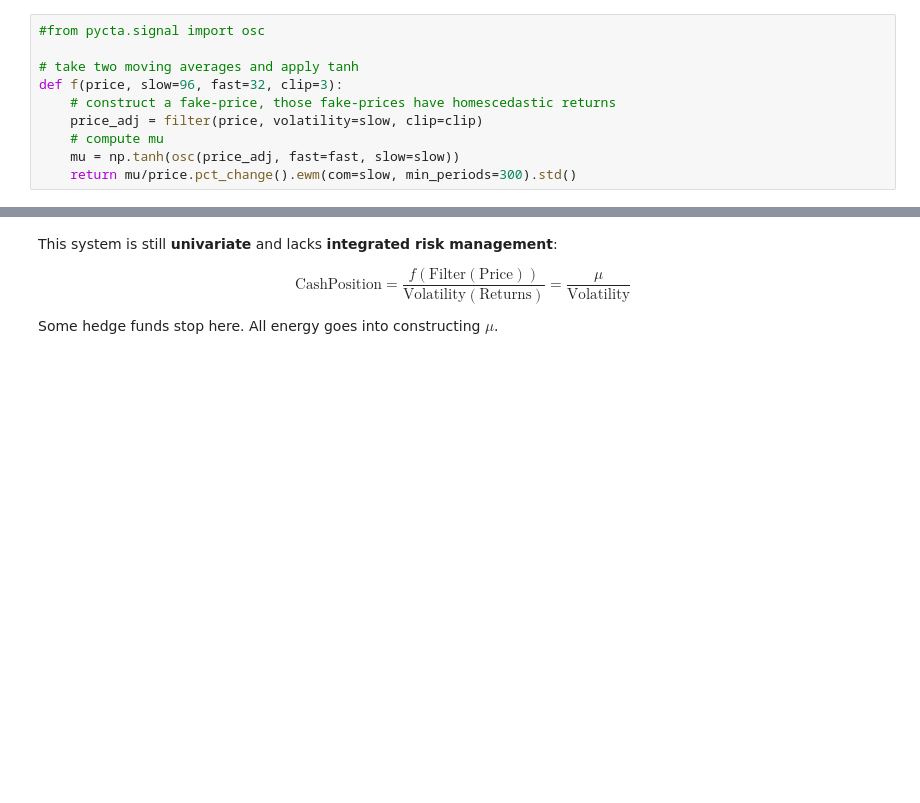
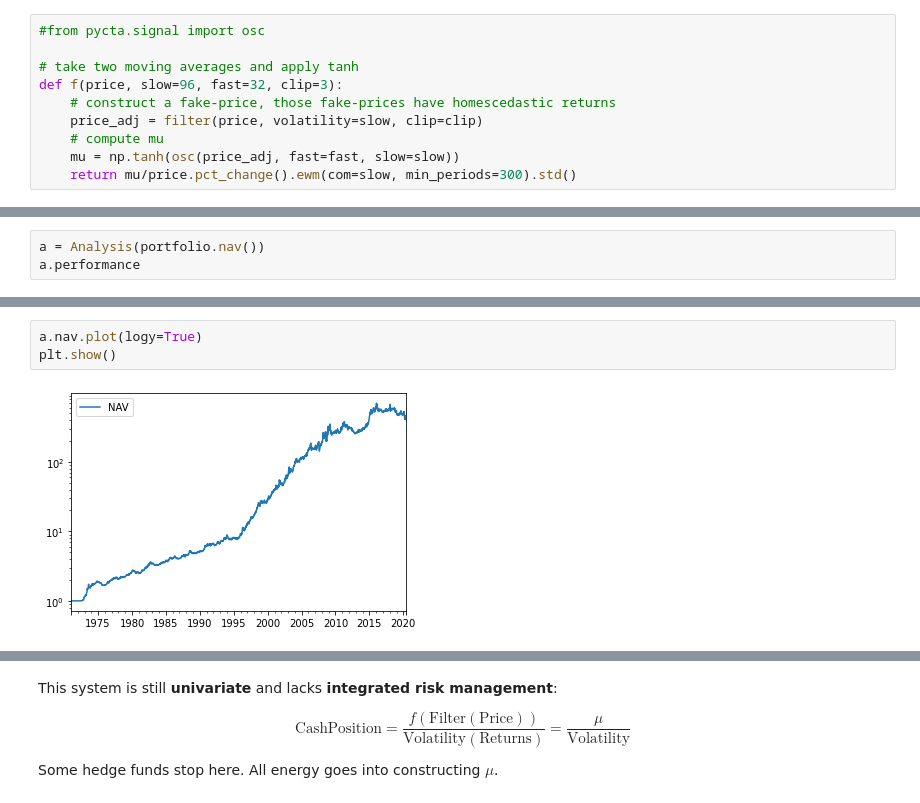
Before and after one commit to tschm/cs, a Jupyter notebook: work/Experiment3.ipynb, the cells around one changed output, grey strips where cells are left out. Saved outputs shown, nothing was run; the diff lists cells and outputs as text; blank space fills up the shorter version.

```diff
--- a/work/Experiment3.ipynb
+++ b/work/Experiment3.ipynb
@@ -67,0 +70,3 @@ analysis(portfolio.nav())
+# %%
+a = Analysis(portfolio.nav())
+a.performance
@@ -67,0 +82,5 @@ analysis(portfolio.nav())
+# %%
+a.nav.plot(logy=True)
+plt.show()
+# %% [output]
+[figure, added]
```
Also changed, not shown: parts of 4 cells of this notebook, 6 other files.
